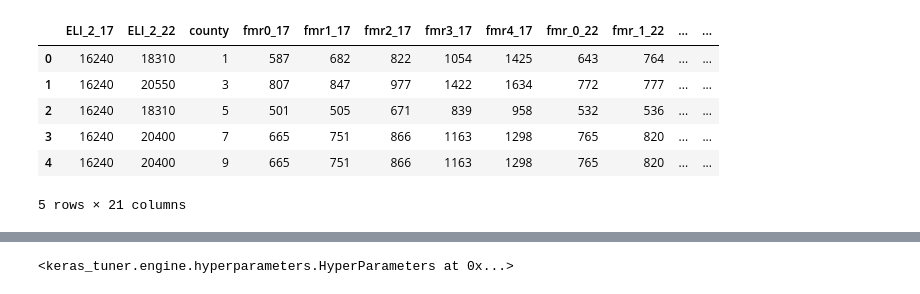
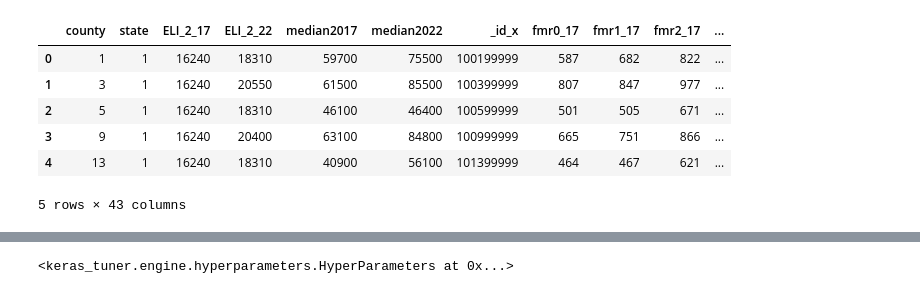
Before and after one commit to shumph10/Housing_Assistance_Analysis, a Jupyter notebook: Sup_ML_Modelipynb.ipynb, the cells around one changed output, grey strips where cells are left out. Cells and saved outputs as stored; diff of their text form; code cells hidden in the pictures.

Commit message:
completed sup ml with new columns added for wait times and utilities

```diff
--- a/Sup_ML_Modelipynb.ipynb
+++ b/Sup_ML_Modelipynb.ipynb
@@ -47,0 +183,3 @@ rent_df.head()
+# %%
+waits_util_df = pd.read_csv("sample_data/county_data_merged.csv")
+waits_util_df.head()
@@ -47,0 +193,3 @@ rent_df.head()
+# %%
+waits_util_df.rename(columns={"code_17": "state_county_code"}, inplace=True)
+waits_util_df.head()
@@ -47,0 +225,3 @@ rent_df.head()
+# %%
+waits_util_df['state_county_code'] = pd.to_numeric(waits_util_df['state_county_code'], errors='coerce')
+waits_util_df.head()
@@ -57 +244,4 @@ Index(['County_Name', 'ELI_2_17', 'ELI_2_22', 'Metro_Area_Name', 'State_Alpha',
       dtype='object')
+# %%
+rent_df = pd.merge(rent_df, waits_util_df, on='state_county_code')
+rent_df.head()
@@ -58,16 +315,16 @@ Index(['County_Name', 'ELI_2_17', 'ELI_2_22', 'Metro_Area_Name', 'State_Alpha',
 # %%
 # Drop the non-beneficial ID columns
 sec8_df = rent_df.copy()
-sec8_df.drop(columns=["County_Name", "Metro_Area_Name","State_Alpha", "_id", "county_town_name","metro_code","state_name"], inplace=True)
+sec8_df.drop(columns=["County_Name", "Metro_Area_Name","State_Alpha", "_id", "county_town_name","metro_code","state_name", "_id_y", "entities_x", "name_17_x", "name_21_x","code_21_x","program_label_17_x", "program_label_21_x","code_21_y", "entities_y", "program_label_17_y", "program_label_21_y", "name_17_y", "name_21_y"], inplace=True)
 sec8_df.head()
 # %% [output]
-|  | ELI_2_17 | ELI_2_22 | county | fmr0_17 | fmr1_17 | fmr2_17 | fmr3_17 | fmr4_17 | fmr_0_22 | fmr_1_22 | ... | ... |
-| 0 | 16240 | 18310 | 1 | 587 | 682 | 822 | 1054 | 1425 | 643 | 764 | ... | ... |
-| 1 | 16240 | 20550 | 3 | 807 | 847 | 977 | 1422 | 1634 | 772 | 777 | ... | ... |
-| 2 | 16240 | 18310 | 5 | 501 | 505 | 671 | 839 | 958 | 532 | 536 | ... | ... |
-| 3 | 16240 | 20400 | 7 | 665 | 751 | 866 | 1163 | 1298 | 765 | 820 | ... | ... |
-| 4 | 16240 | 20400 | 9 | 665 | 751 | 866 | 1163 | 1298 | 765 | 820 | ... | ... |
+|  | county | state | ELI_2_17 | ELI_2_22 | median2017 | median2022 | _id_x | fmr0_17 | fmr1_17 | fmr2_17 | ... |
+| 0 | 1 | 1 | 16240 | 18310 | 59700 | 75500 | 100199999 | 587 | 682 | 822 | ... |
+| 1 | 3 | 1 | 16240 | 20550 | 61500 | 85500 | 100399999 | 807 | 847 | 977 | ... |
+| 2 | 5 | 1 | 16240 | 18310 | 46100 | 46400 | 100599999 | 501 | 505 | 671 | ... |
+| 3 | 9 | 1 | 16240 | 20400 | 63100 | 84800 | 100999999 | 665 | 751 | 866 | ... |
+| 4 | 13 | 1 | 16240 | 18310 | 40900 | 56100 | 101399999 | 464 | 467 | 621 | ... |
-5 rows × 21 columns
+5 rows × 43 columns
 # %%
 #check data types are able to be input into a machine learning model
 sec8_df.dtypes
```
Also changed, not shown: parts of 38 cells of this notebook.
